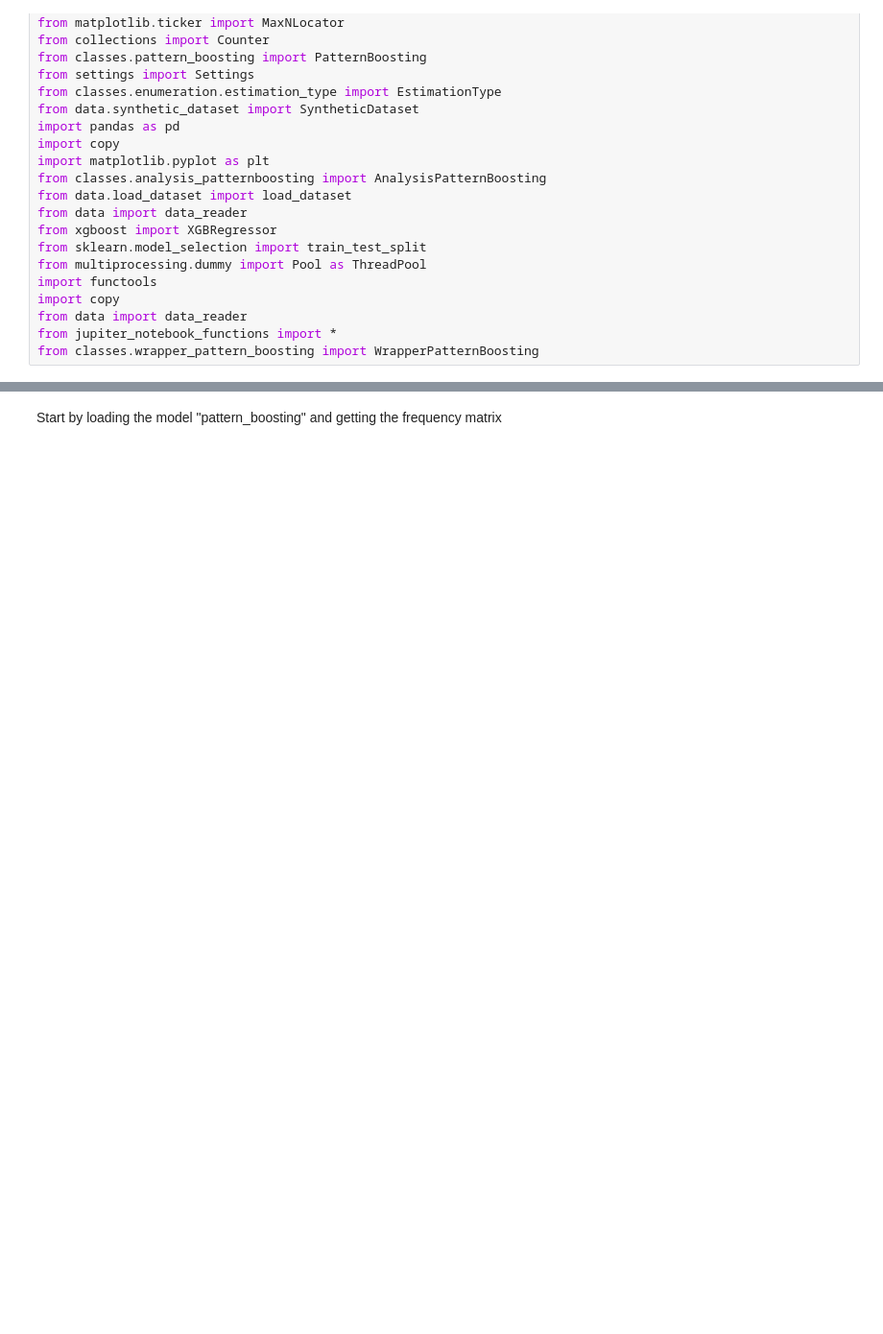
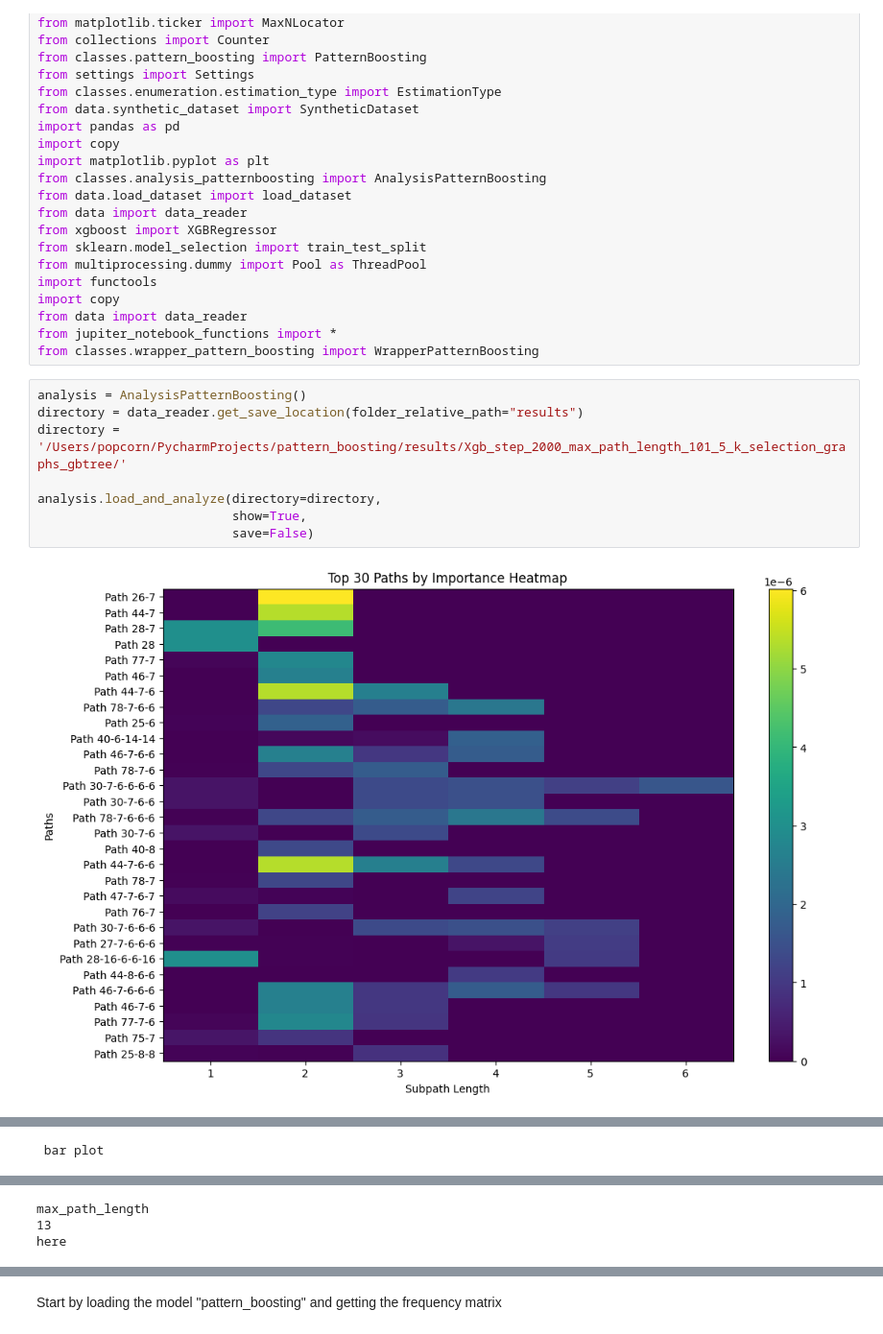
Before and after one commit to Claudio-Me/Path-Boosting-Public, a Jupyter notebook: my_analysis.ipynb, the cells around one changed output, grey strips where cells are left out. Shown at 96% size. Saved outputs shown, nothing was run; the diff lists cells and outputs as text; blank space fills up the shorter version.

```diff
--- a/my_analysis.ipynb
+++ b/my_analysis.ipynb
@@ -25,3 +25,13 @@ import copy
 from data import data_reader
 from jupiter_notebook_functions import *
 from classes.wrapper_pattern_boosting import WrapperPatternBoosting
+# %%
+analysis = AnalysisPatternBoosting()
+directory = data_reader.get_save_location(folder_relative_path="results")
+directory = '/Users/popcorn/PycharmProjects/pattern_boosting/results/Xgb_step_2000_max_path_length_101_5_k_selection_graphs_gbtree/'
+
+analysis.load_and_analyze(directory=directory,
+                          show=True,
+                          save=False)
+# %% [output]
+[figure, added]
@@ -27,0 +42 @@ from classes.wrapper_pattern_boosting import WrapperPatternBoosting
+ bar plot
@@ -27,0 +44,3 @@ from classes.wrapper_pattern_boosting import WrapperPatternBoosting
+max_path_length
+13
+here
```
Also changed, not shown: parts of 3 cells of this notebook, 4 other files.
